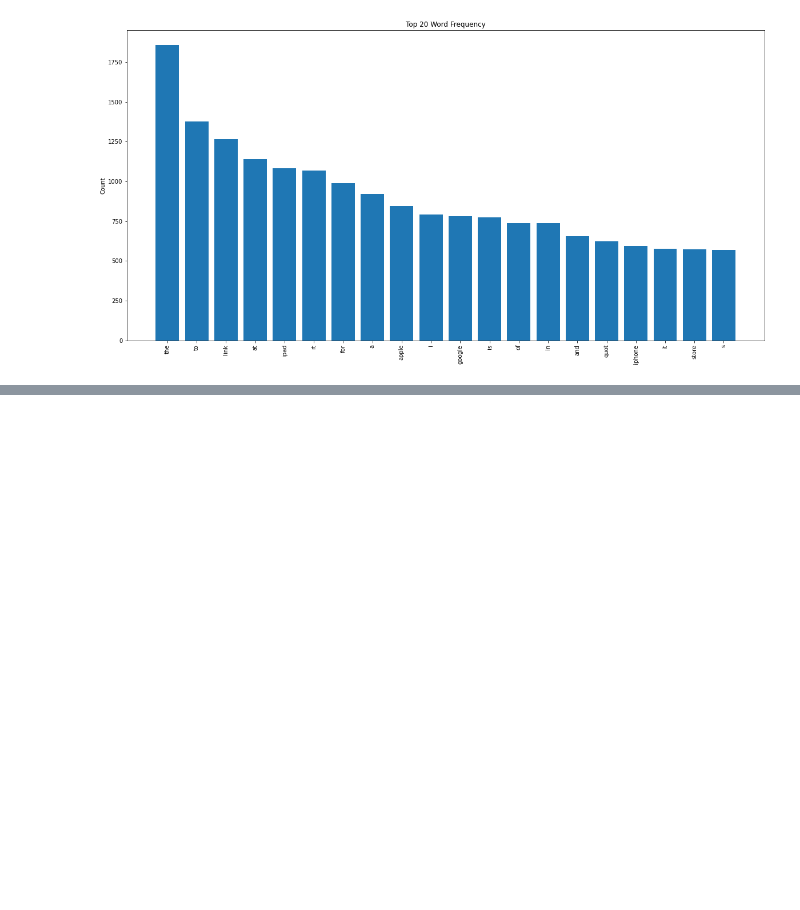
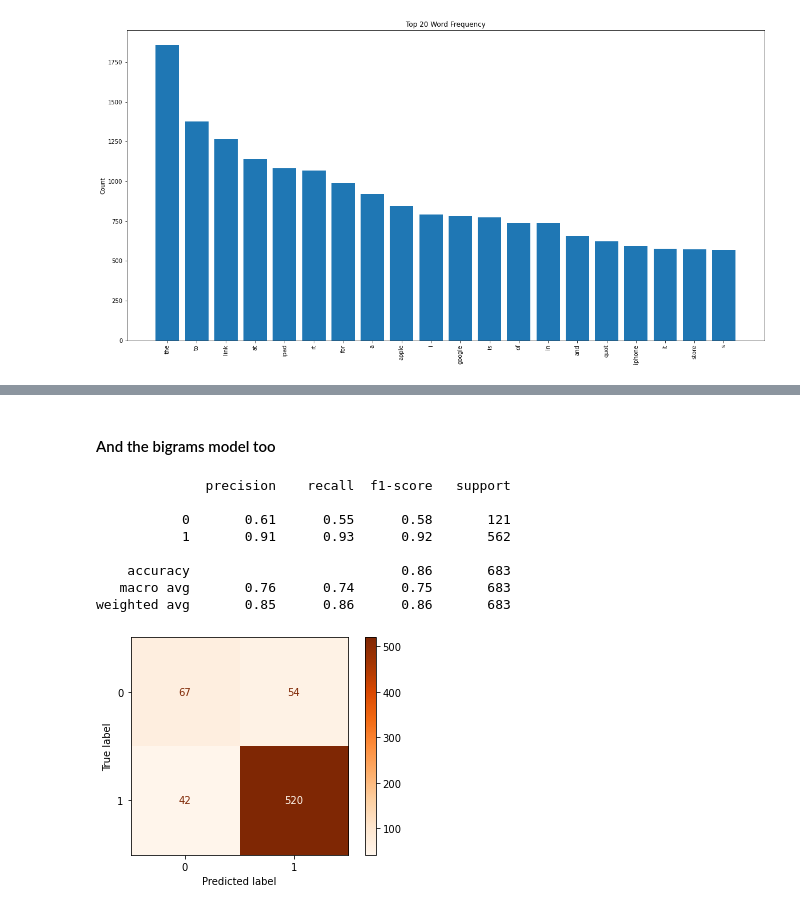
Before and after one commit to patrick-anastasio/NLP-Sentiment-Project, a Jupyter notebook: Final Notebook.ipynb, the cells around one changed output, grey strips where cells are left out. Drawn from its saved outputs; the diff is of its cells as text; code cells hidden in the pictures; blank space fills up the shorter version.

```diff
--- a/Final Notebook.ipynb
+++ b/Final Notebook.ipynb
@@ -320,0 +328,4 @@ X_train_resampled_bigram, y_train_resampled_bigram = smote_count.fit_resample(
+# %%
+# Use count vectorization with bigrams
+count_bigram = CountVectorizer(ngram_range=(1,2))
+X_count_vectorized_bigrams = count_bigram.fit_transform(X_train['lemmed_text'])
@@ -353,0 +397,23 @@ Baseline TFIDF   : 0.6858387799564271
+# %% [markdown]
+#### And the bigrams model too
+# %%
+X_test_vectorized_bigrams = count_bigram.transform(X_test['lemmed_text'])
+baseline_preds = baseline_model_bigram.predict(X_test_vectorized_bigrams)
+
+bigram_preds = baseline_model_bigram.predict(X_test_vectorized_bigrams)
+
+print(classification_report(y_test, bigram_preds))
+
+plot_confusion_matrix(baseline_model_bigram, X_test_vectorized_bigrams, y_test, cmap=plt.cm.Oranges)
+plt.grid(False)
+plt.show()
+# %% [output]
+              precision    recall  f1-score   support
+
+           0       0.61      0.55      0.58       121
+           1       0.91      0.93      0.92       562
+
+    accuracy                           0.86       683
+   macro avg       0.76      0.74      0.75       683
+weighted avg       0.85      0.86      0.86       683
+[figure, added]
```
Also changed, not shown: parts of 134 cells of this notebook, 1 other file.
